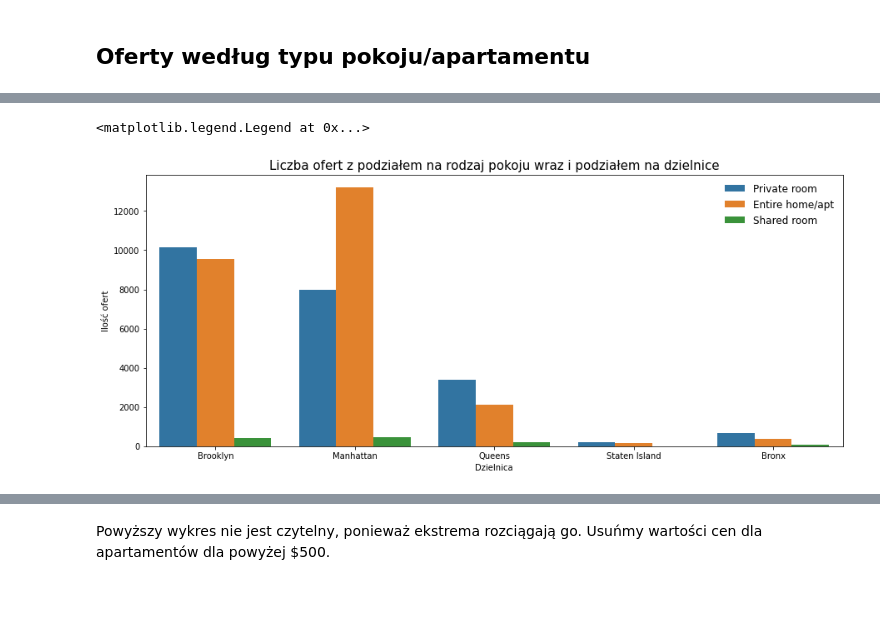
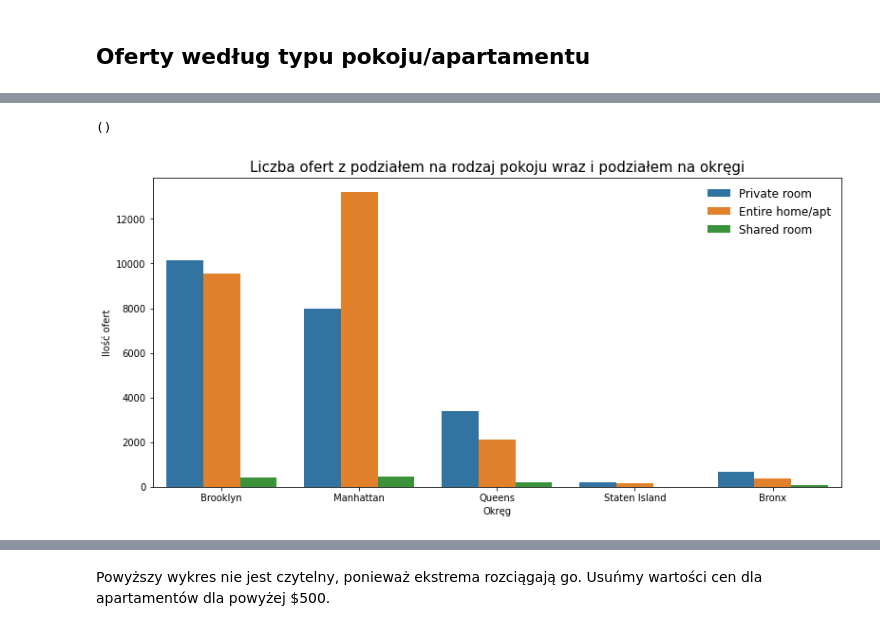
Before and after one commit to veern/Analiza-danych-airbnb, a Jupyter notebook: Analiza-Airbnb.ipynb, the cells around one changed output, grey strips where cells are left out. Saved outputs shown, nothing was run; the diff lists cells and outputs as text; code cells hidden in the pictures; blank space fills up the shorter version.

```diff
--- a/Analiza-Airbnb.ipynb
+++ b/Analiza-Airbnb.ipynb
@@ -235,10 +335,11 @@ Text(0, 0.5, 'Ilość')
 # %%
-plt.figure(figsize=(15,6))
+plt.figure(figsize=(13,6))
 sns.countplot(data=df, x='neighbourhood_group', hue='room_type')
-plt.title('Liczba ofert z podziałem na rodzaj pokoju wraz i podziałem na dzielnice', fontsize=15)
-plt.xlabel('Dzielnica')
+plt.title('Liczba ofert z podziałem na rodzaj pokoju wraz i podziałem na okręgi', fontsize=15)
+plt.xlabel('Okręg')
 plt.ylabel("Ilość ofert")
 plt.legend(frameon=False, fontsize=12)
+()
 # %% [output]
-<matplotlib.legend.Legend at 0x...>
+()
-[figure, old version]
+[figure, new version]
```
Also changed, not shown: parts of 67 cells of this notebook, 4 other files.
